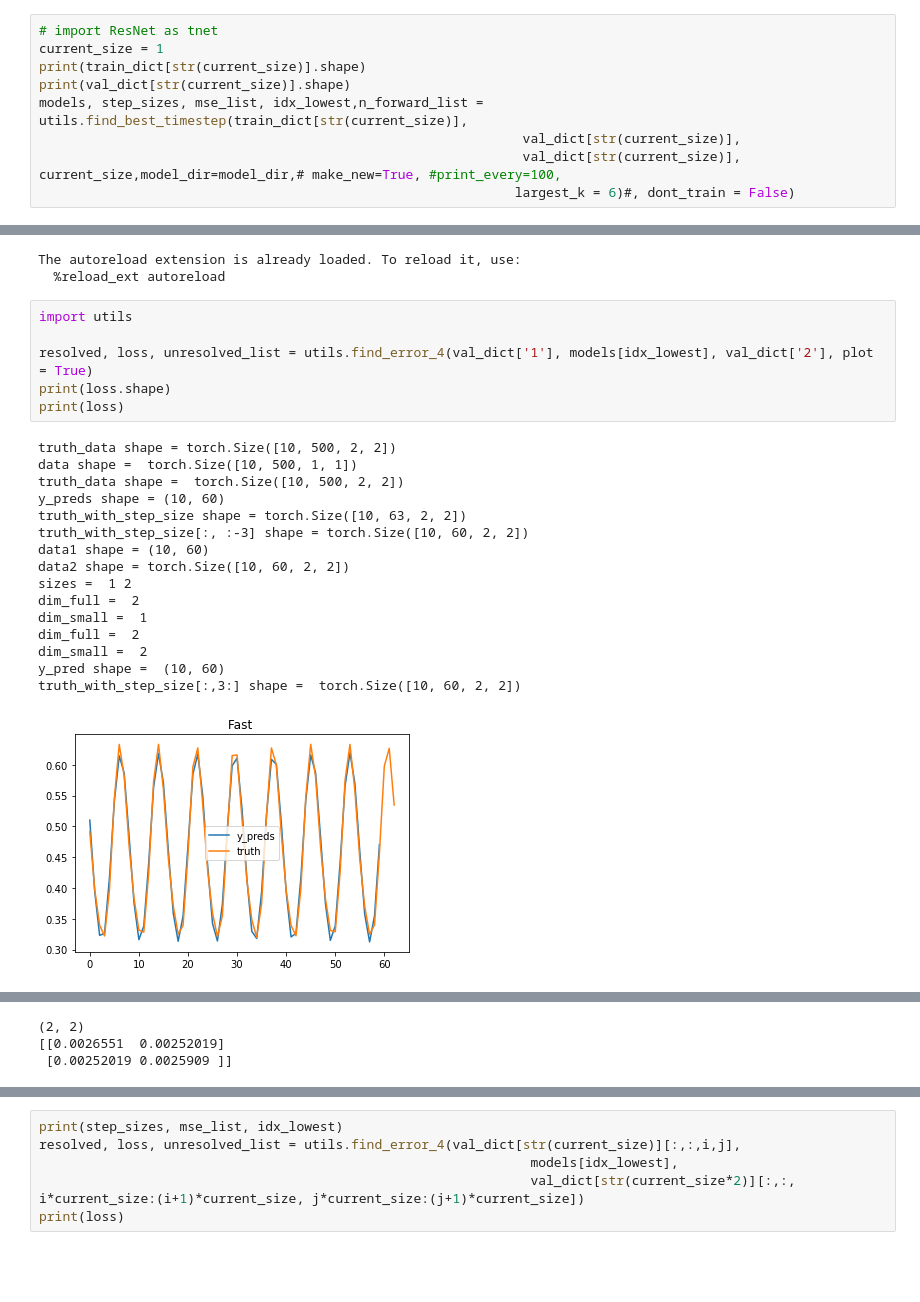
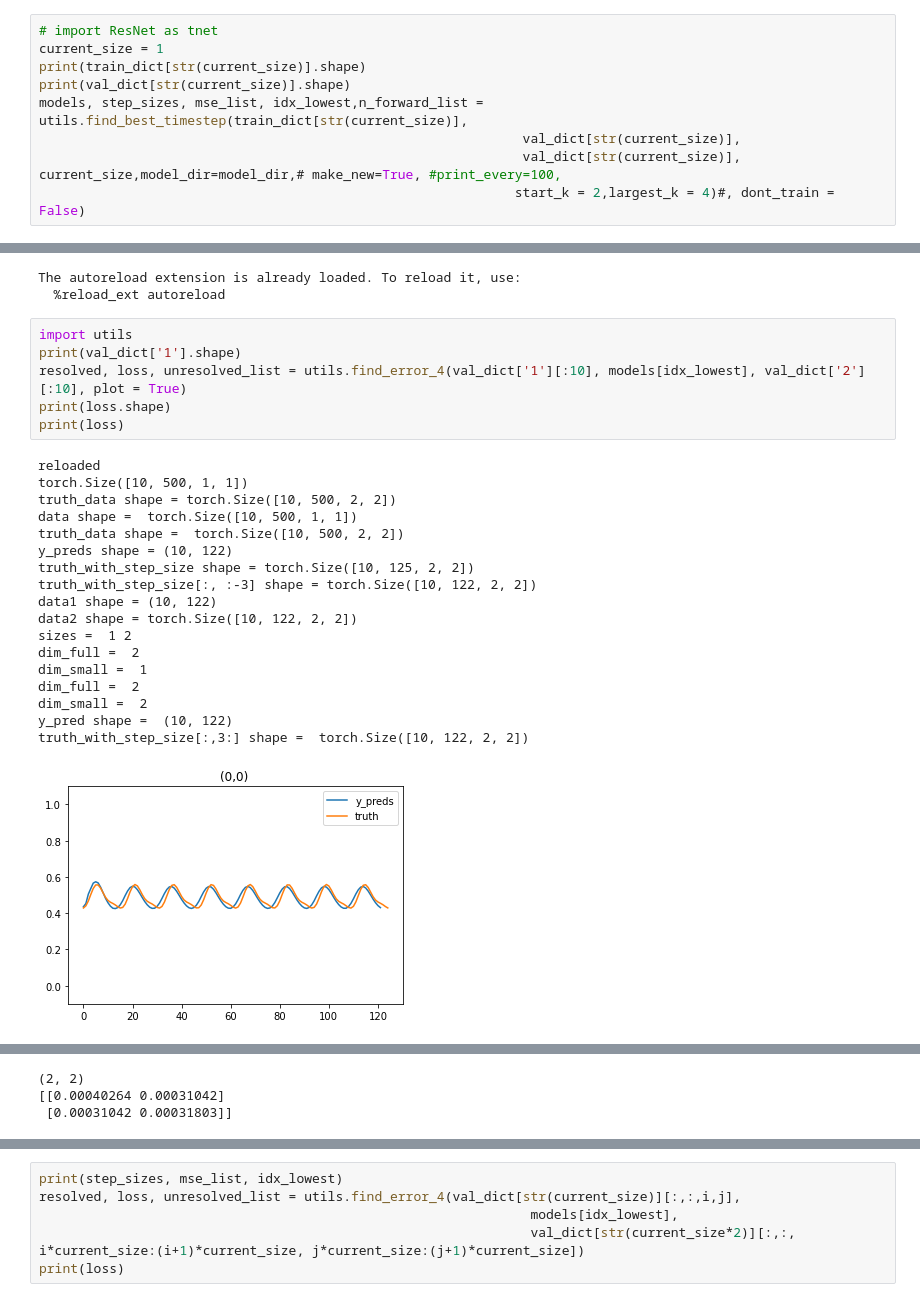
Before and after one commit to KatieJ16/Time_Space_multiscale, a Jupyter notebook: scripts/toy3a_multiscale_model_fitting.ipynb, the cells around one changed output, grey strips where cells are left out. Cells and saved outputs as stored; diff of their text form; blank space fills up the shorter version.

```diff
--- a/scripts/toy3a_multiscale_model_fitting.ipynb
+++ b/scripts/toy3a_multiscale_model_fitting.ipynb
@@ -71,7 +71,7 @@ print(val_dict[str(current_size)].shape)
 models, step_sizes, mse_list, idx_lowest,n_forward_list = utils.find_best_timestep(train_dict[str(current_size)],
                                                               val_dict[str(current_size)],
                                                               val_dict[str(current_size)], current_size,model_dir=model_dir,# make_new=True, #print_every=100,
-                                                             largest_k = 6)#, dont_train = False)
+                                                             start_k = 2,largest_k = 4)#, dont_train = False)
 # %% [output]
 torch.Size([100, 500, 1, 1])
 torch.Size([10, 500, 1, 1])
@@ -132,24 +127,26 @@ The autoreload extension is already loaded. To reload it, use:
   %reload_ext autoreload
 # %%
 import utils
-
-resolved, loss, unresolved_list = utils.find_error_4(val_dict['1'], models[idx_lowest], val_dict['2'], plot = True)
+print(val_dict['1'].shape)
+resolved, loss, unresolved_list = utils.find_error_4(val_dict['1'][:10], models[idx_lowest], val_dict['2'][:10], plot = True)
 print(loss.shape)
 print(loss)
 # %% [output]
+reloaded
+torch.Size([10, 500, 1, 1])
 truth_data shape = torch.Size([10, 500, 2, 2])
 data shape =  torch.Size([10, 500, 1, 1])
 truth_data shape =  torch.Size([10, 500, 2, 2])
-y_preds shape = (10, 60)
-truth_with_step_size shape = torch.Size([10, 63, 2, 2])
-truth_with_step_size[:, :-3] shape = torch.Size([10, 60, 2, 2])
-data1 shape = (10, 60)
-data2 shape = torch.Size([10, 60, 2, 2])
+y_preds shape = (10, 122)
+truth_with_step_size shape = torch.Size([10, 125, 2, 2])
+truth_with_step_size[:, :-3] shape = torch.Size([10, 122, 2, 2])
+data1 shape = (10, 122)
+data2 shape = torch.Size([10, 122, 2, 2])
 sizes =  1 2
 dim_full =  2
 dim_small =  1
 dim_full =  2
 dim_small =  2
-y_pred shape =  (10, 60)
-truth_with_step_size[:,3:] shape =  torch.Size([10, 60, 2, 2])
+y_pred shape =  (10, 122)
+truth_with_step_size[:,3:] shape =  torch.Size([10, 122, 2, 2])
-[figure, old version]
+[figure, new version]
@@ -157,3 +156,3 @@ truth_with_step_size[:,3:] shape =  torch.Size([10, 60, 2, 2])
 (2, 2)
-[[0.0026551  0.00252019]
- [0.00252019 0.0025909 ]]
+[[0.00040264 0.00031042]
+ [0.00031042 0.00031803]]
```
Also changed, not shown: parts of 18 cells of this notebook, 1 other file.
